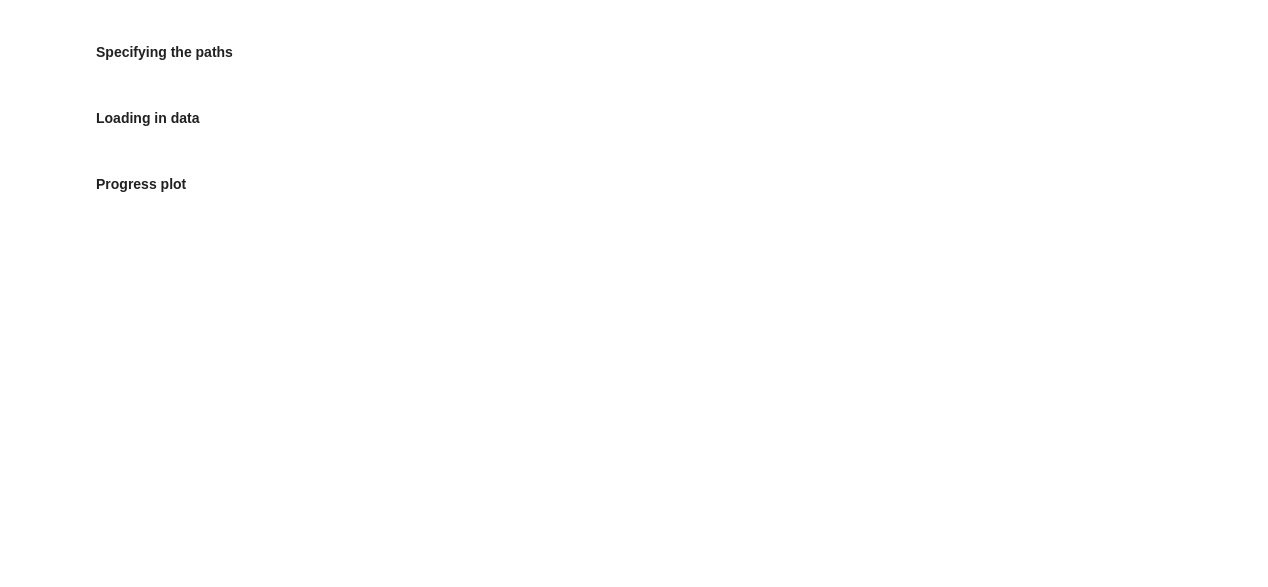
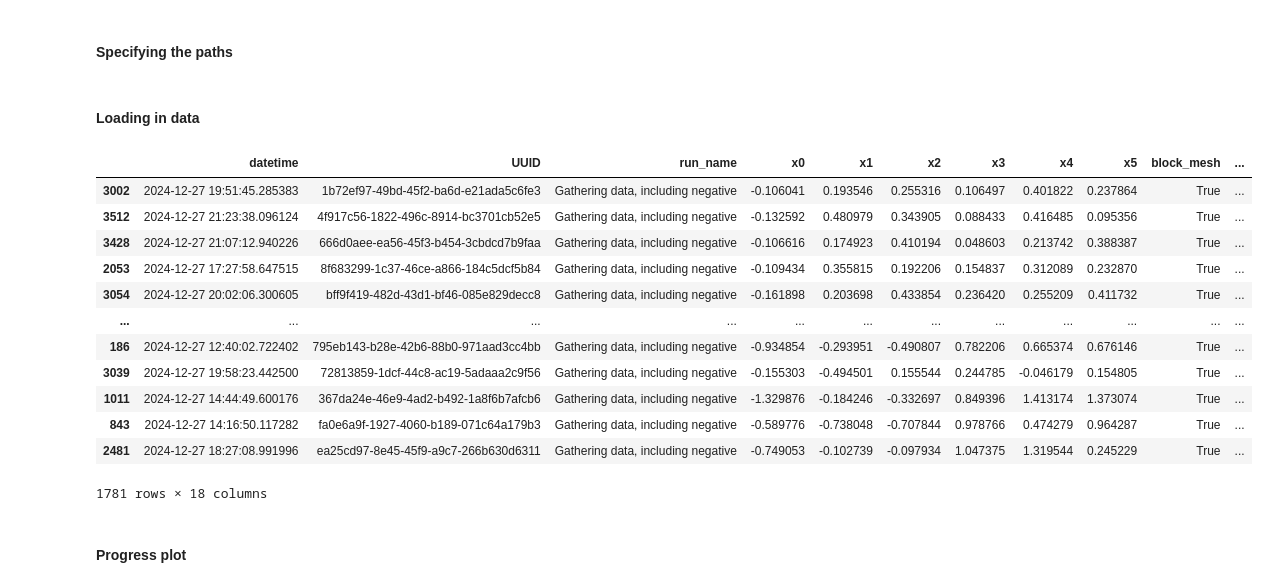
Before and after one commit to NielsBongers/openfoam-airfoil-optimization, a Jupyter notebook: analysis.ipynb, the cells around one changed output. Saved outputs shown, nothing was run; the diff lists cells and outputs as text; code cells hidden in the pictures; blank space fills up the shorter version.

```diff
--- a/analysis.ipynb
+++ b/analysis.ipynb
@@ -25,6 +25,22 @@ df["cl_cd_abs"] = (df["cl"] / df["cd"]).abs()
 df["failed"] = (~df[["block_mesh", "check_mesh", "simple"]]).any(axis=1)
 df_filtered = df.dropna(subset=["cl", "cd"]).copy()
 df_filtered["moving_avg"] = df_filtered["cl_cd_abs"].rolling(window=30).mean()
+# %%
+df_filtered.sort_values(by="cl_cd_abs", ascending=False)
+# %% [output]
+|  | datetime | UUID | run_name | x0 | x1 | x2 | x3 | x4 | x5 | block_mesh | ... |
+| 3002 | 2024-12-27 19:51:45.285383 | 1b72ef97-49bd-45f2-ba6d-e21ada5c6fe3 | Gathering data, including negative | -0.106041 | 0.193546 | 0.255316 | 0.106497 | 0.401822 | 0.237864 | True | ... |
+| 3512 | 2024-12-27 21:23:38.096124 | 4f917c56-1822-496c-8914-bc3701cb52e5 | Gathering data, including negative | -0.132592 | 0.480979 | 0.343905 | 0.088433 | 0.416485 | 0.095356 | True | ... |
+| 3428 | 2024-12-27 21:07:12.940226 | 666d0aee-ea56-45f3-b454-3cbdcd7b9faa | Gathering data, including negative | -0.106616 | 0.174923 | 0.410194 | 0.048603 | 0.213742 | 0.388387 | True | ... |
+| 2053 | 2024-12-27 17:27:58.647515 | 8f683299-1c37-46ce-a866-184c5dcf5b84 | Gathering data, including negative | -0.109434 | 0.355815 | 0.192206 | 0.154837 | 0.312089 | 0.232870 | True | ... |
+| 3054 | 2024-12-27 20:02:06.300605 | bff9f419-482d-43d1-bf46-085e829decc8 | Gathering data, including negative | -0.161898 | 0.203698 | 0.433854 | 0.236420 | 0.255209 | 0.411732 | True | ... |
+| ... | ... | ... | ... | ... | ... | ... | ... | ... | ... | ... | ... |
+| 186 | 2024-12-27 12:40:02.722402 | 795eb143-b28e-42b6-88b0-971aad3cc4bb | Gathering data, including negative | -0.934854 | -0.293951 | -0.490807 | 0.782206 | 0.665374 | 0.676146 | True | ... |
+| 3039 | 2024-12-27 19:58:23.442500 | 72813859-1dcf-44c8-ac19-5adaaa2c9f56 | Gathering data, including negative | -0.155303 | -0.494501 | 0.155544 | 0.244785 | -0.046179 | 0.154805 | True | ... |
+| 1011 | 2024-12-27 14:44:49.600176 | 367da24e-46e9-4ad2-b492-1a8f6b7afcb6 | Gathering data, including negative | -1.329876 | -0.184246 | -0.332697 | 0.849396 | 1.413174 | 1.373074 | True | ... |
+| 843 | 2024-12-27 14:16:50.117282 | fa0e6a9f-1927-4060-b189-071c64a179b3 | Gathering data, including negative | -0.589776 | -0.738048 | -0.707844 | 0.978766 | 0.474279 | 0.964287 | True | ... |
+| 2481 | 2024-12-27 18:27:08.991996 | ea25cd97-8e45-45f9-a9c7-266b630d6311 | Gathering data, including negative | -0.749053 | -0.102739 | -0.097934 | 1.047375 | 1.319544 | 0.245229 | True | ... |
+1781 rows × 18 columns
 # %% [markdown]
 #### Progress plot
 # %%
```
Also changed, not shown: parts of 3 cells of this notebook, 2 other files.
